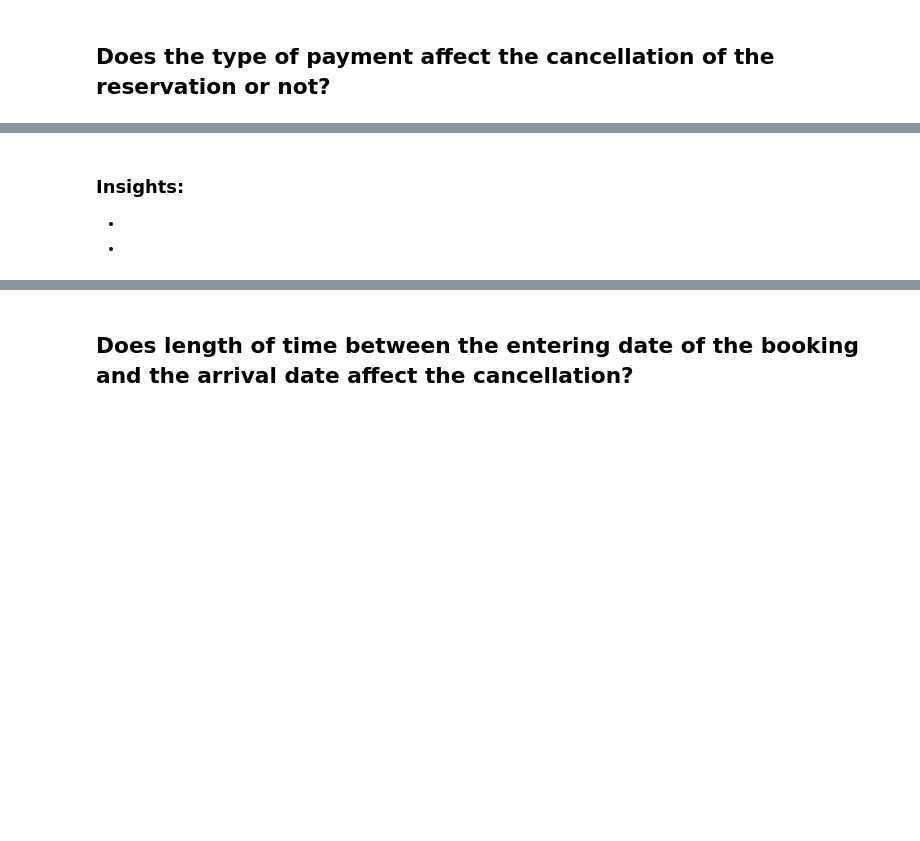
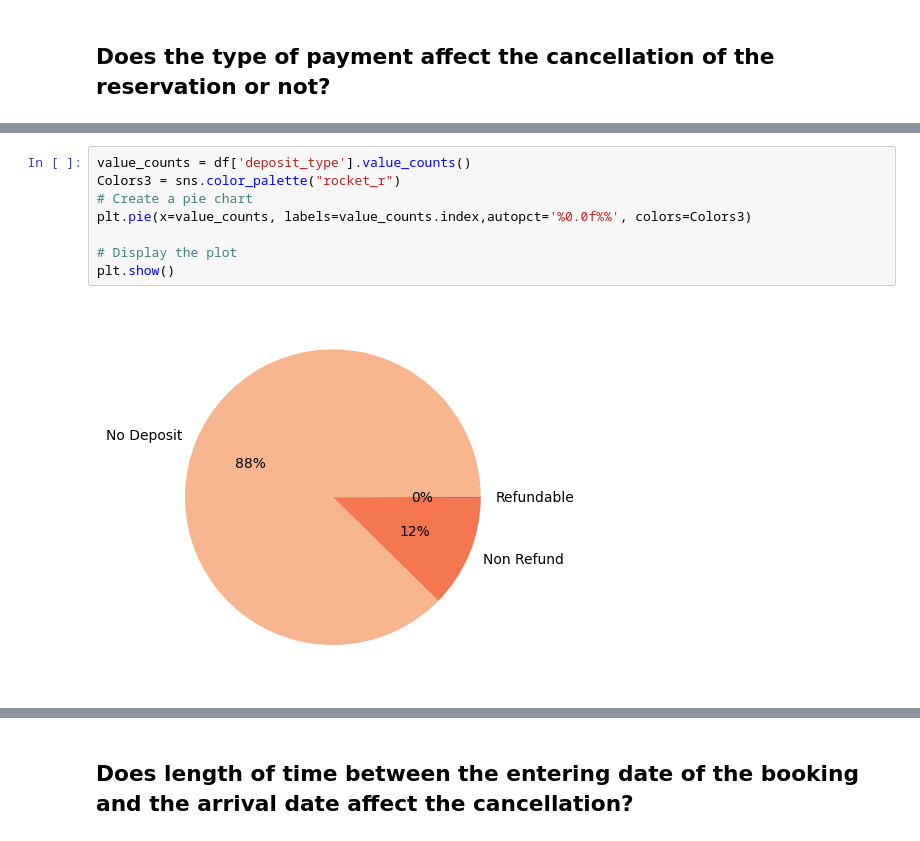
Before and after one commit to Tuwaiq-Data-Science-Bootcamp-V3/PCA-Lab1, a Jupyter notebook: CV_Assignment.ipynb, the cells around one changed output, grey strips where cells are left out. Saved outputs shown, nothing was run; the diff lists cells and outputs as text; blank space fills up the shorter version.

```diff
--- a/CV_Assignment.ipynb
+++ b/CV_Assignment.ipynb
@@ -110,4 +122,10 @@ df.describe(include='object')
-# %% [markdown]
-### Insights:
--
--
+# %%
+value_counts = df['deposit_type'].value_counts()
+Colors3 = sns.color_palette("rocket_r")
+# Create a pie chart
+plt.pie(x=value_counts, labels=value_counts.index,autopct='%0.0f%%', colors=Colors3)
+
+# Display the plot
+plt.show()
+# %% [output]
+[figure, added]
```
Also changed, not shown: parts of 34 cells of this notebook.
